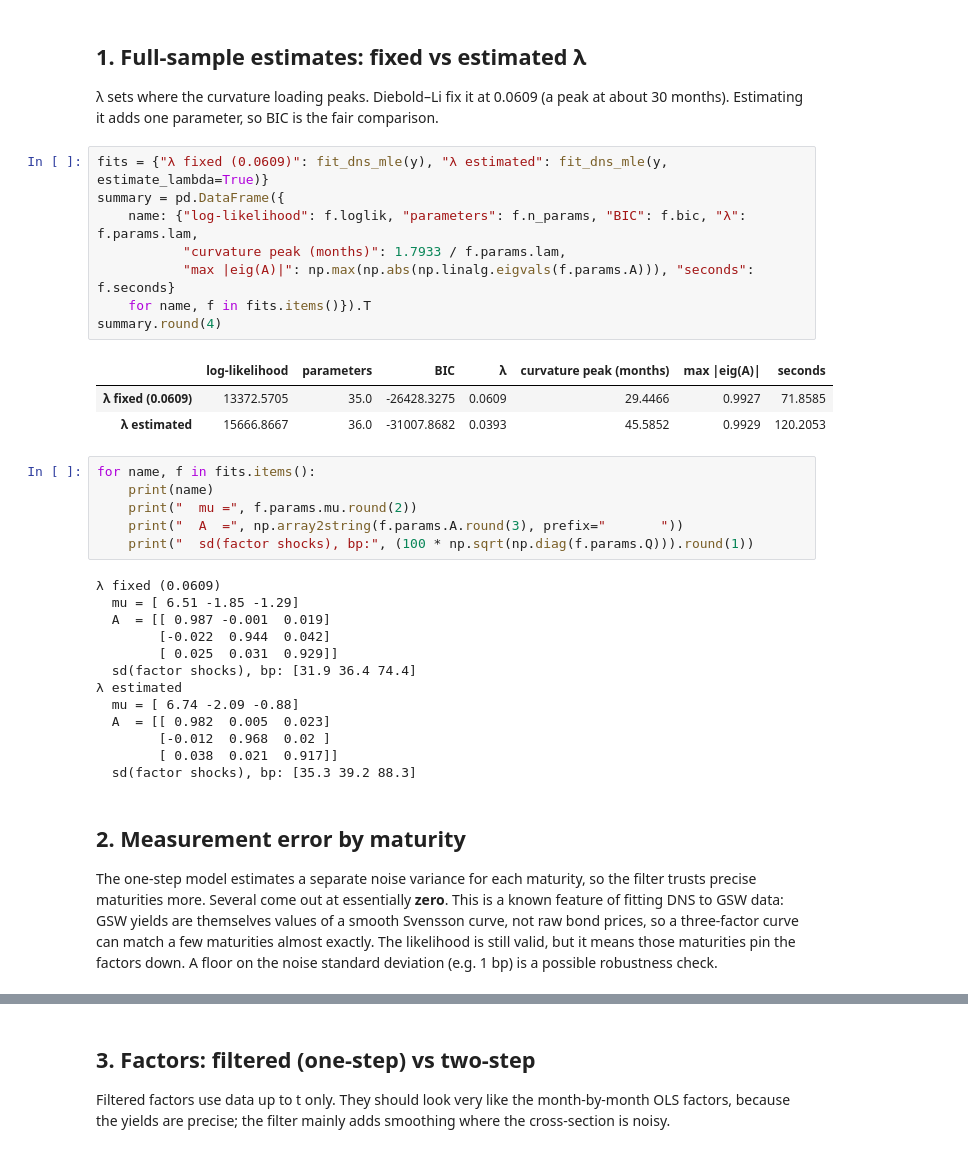
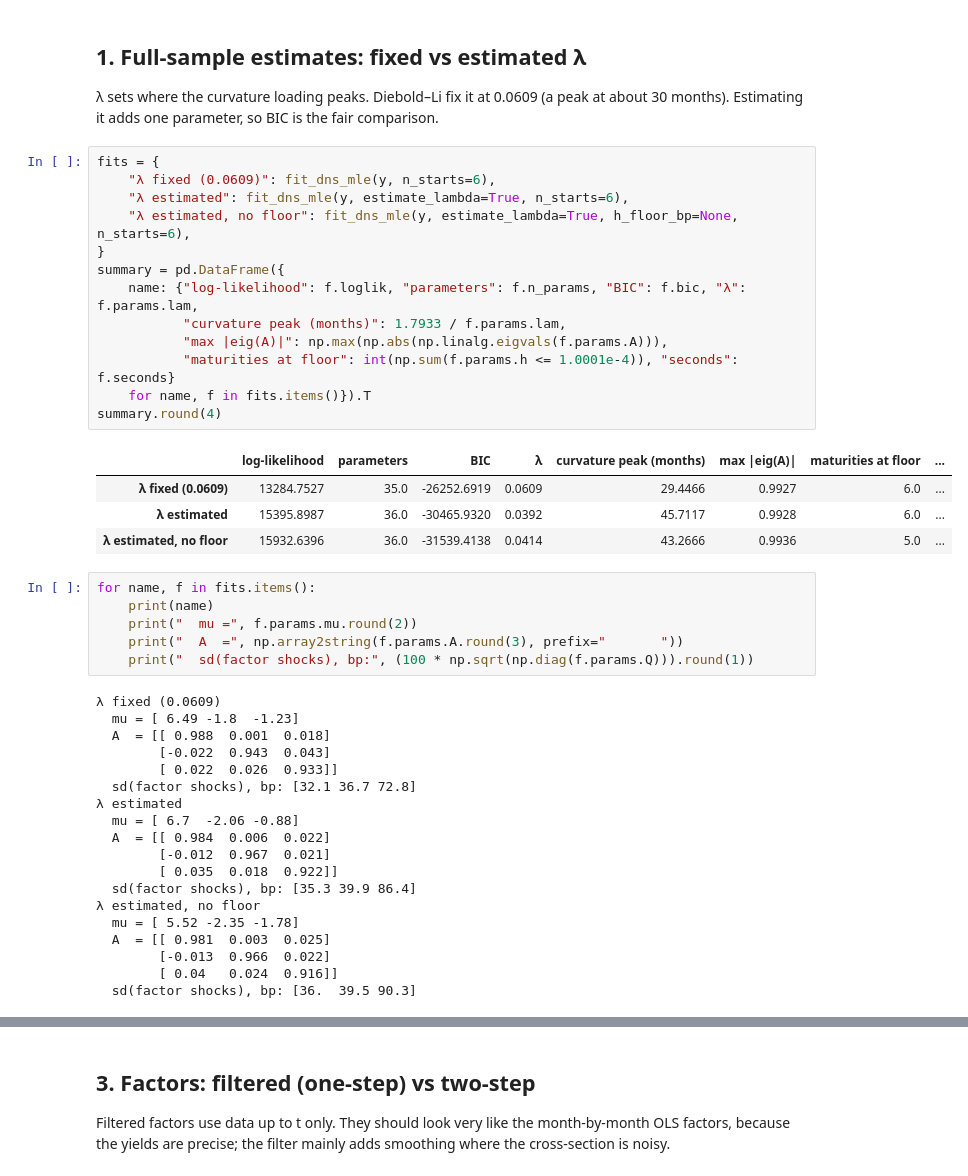
Before and after one commit to bdcdc20/yield-curve-kalman, a Jupyter notebook: notebooks/02_kalman_usd.ipynb, the cells around one changed output, grey strips where cells are left out. Saved outputs shown, nothing was run; the diff lists cells and outputs as text.

```diff
--- a/notebooks/02_kalman_usd.ipynb
+++ b/notebooks/02_kalman_usd.ipynb
@@ -37,17 +43,23 @@ print(f"{len(y)} months, {y.index[0]:%Y-%m} to {y.index[-1]:%Y-%m}")
 at about 30 months). Estimating it adds one parameter, so BIC is the fair
 comparison.
 # %%
-fits = {"λ fixed (0.0609)": fit_dns_mle(y), "λ estimated": fit_dns_mle(y, estimate_lambda=True)}
+fits = {
+    "λ fixed (0.0609)": fit_dns_mle(y, n_starts=6),
+    "λ estimated": fit_dns_mle(y, estimate_lambda=True, n_starts=6),
+    "λ estimated, no floor": fit_dns_mle(y, estimate_lambda=True, h_floor_bp=None, n_starts=6),
+}
 summary = pd.DataFrame({
     name: {"log-likelihood": f.loglik, "parameters": f.n_params, "BIC": f.bic, "λ": f.params.lam,
            "curvature peak (months)": 1.7933 / f.params.lam,
-           "max |eig(A)|": np.max(np.abs(np.linalg.eigvals(f.params.A))), "seconds": f.seconds}
+           "max |eig(A)|": np.max(np.abs(np.linalg.eigvals(f.params.A))),
+           "maturities at floor": int(np.sum(f.params.h <= 1.0001e-4)), "seconds": f.seconds}
     for name, f in fits.items()}).T
 summary.round(4)
 # %% [output]
-|  | log-likelihood | parameters | BIC | λ | curvature peak (months) | max |eig(A)| | seconds |
-| λ fixed (0.0609) | 13372.5705 | 35.0 | -26428.3275 | 0.0609 | 29.4466 | 0.9927 | 71.8585 |
-| λ estimated | 15666.8667 | 36.0 | -31007.8682 | 0.0393 | 45.5852 | 0.9929 | 120.2053 |
+|  | log-likelihood | parameters | BIC | λ | curvature peak (months) | max |eig(A)| | maturities at floor | ... |
+| λ fixed (0.0609) | 13284.7527 | 35.0 | -26252.6919 | 0.0609 | 29.4466 | 0.9927 | 6.0 | ... |
+| λ estimated | 15395.8987 | 36.0 | -30465.9320 | 0.0392 | 45.7117 | 0.9928 | 6.0 | ... |
+| λ estimated, no floor | 15932.6396 | 36.0 | -31539.4138 | 0.0414 | 43.2666 | 0.9936 | 5.0 | ... |
 # %%
 for name, f in fits.items():
     print(name)
@@ -56,24 +68,20 @@ for name, f in fits.items():
     print("  sd(factor shocks), bp:", (100 * np.sqrt(np.diag(f.params.Q))).round(1))
 # %% [output]
 λ fixed (0.0609)
-  mu = [ 6.51 -1.85 -1.29]
-  A  = [[ 0.987 -0.001  0.019]
-        [-0.022  0.944  0.042]
-        [ 0.025  0.031  0.929]]
-  sd(factor shocks), bp: [31.9 36.4 74.4]
+  mu = [ 6.49 -1.8  -1.23]
+  A  = [[ 0.988  0.001  0.018]
+        [-0.022  0.943  0.043]
+        [ 0.022  0.026  0.933]]
+  sd(factor shocks), bp: [32.1 36.7 72.8]
 λ estimated
-  mu = [ 6.74 -2.09 -0.88]
-  A  = [[ 0.982  0.005  0.023]
-        [-0.012  0.968  0.02 ]
-        [ 0.038  0.021  0.917]]
-  sd(factor shocks), bp: [35.3 39.2 88.3]
+  mu = [ 6.7  -2.06 -0.88]
+  A  = [[ 0.984  0.006  0.022]
+        [-0.012  0.967  0.021]
+        [ 0.035  0.018  0.922]]
+  sd(factor shocks), bp: [35.3 39.9 86.4]
+λ estimated, no floor
+  mu = [ 5.52 -2.35 -1.78]
+  A  = [[ 0.981  0.003  0.025]
+        [-0.013  0.966  0.022]
+        [ 0.04   0.024  0.916]]
+  sd(factor shocks), bp: [36.  39.5 90.3]
-# %% [markdown]
-## 2. Measurement error by maturity
-
-The one-step model estimates a separate noise variance for each maturity, so
-the filter trusts precise maturities more. Several come out at essentially
-**zero**. This is a known feature of fitting DNS to GSW data: GSW yields are
-themselves values of a smooth Svensson curve, not raw bond prices, so a
-three-factor curve can match a few maturities almost exactly. The likelihood
-is still valid, but it means those maturities pin the factors down. A floor
-on the noise standard deviation (e.g. 1 bp) is a possible robustness check.
```
Also changed, not shown: parts of 10 cells of this notebook, 2 other files.
